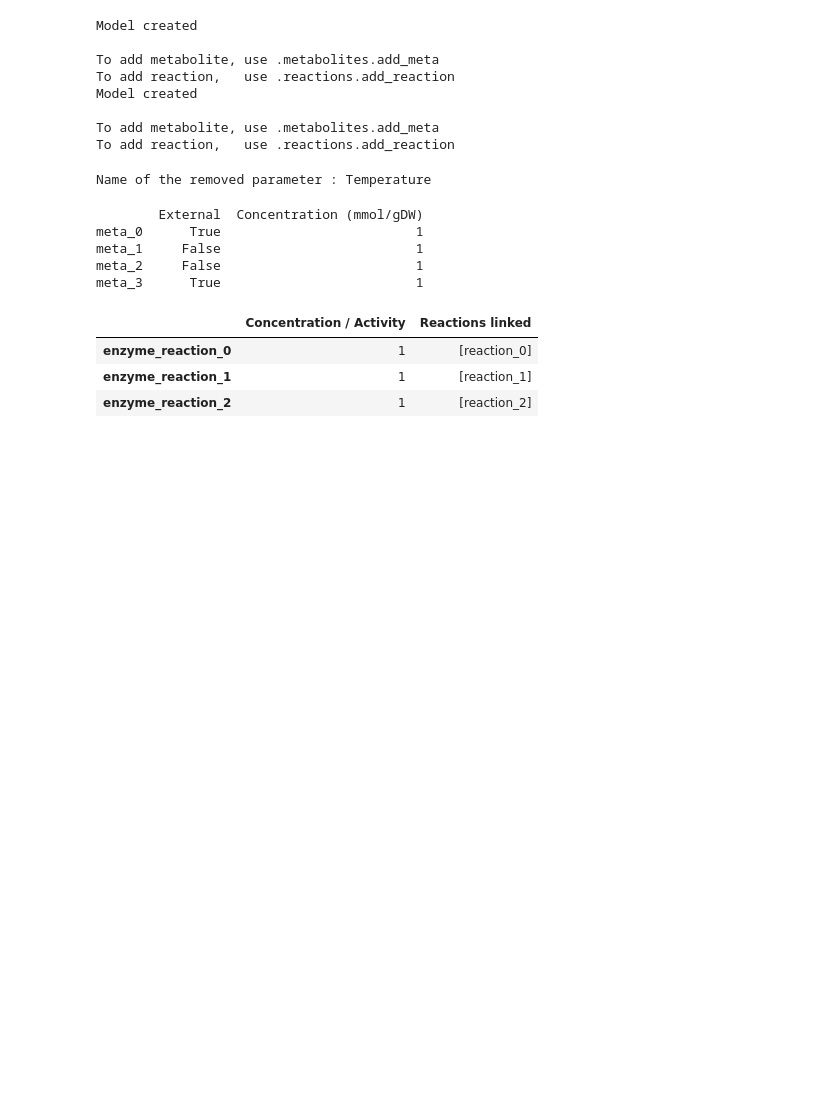
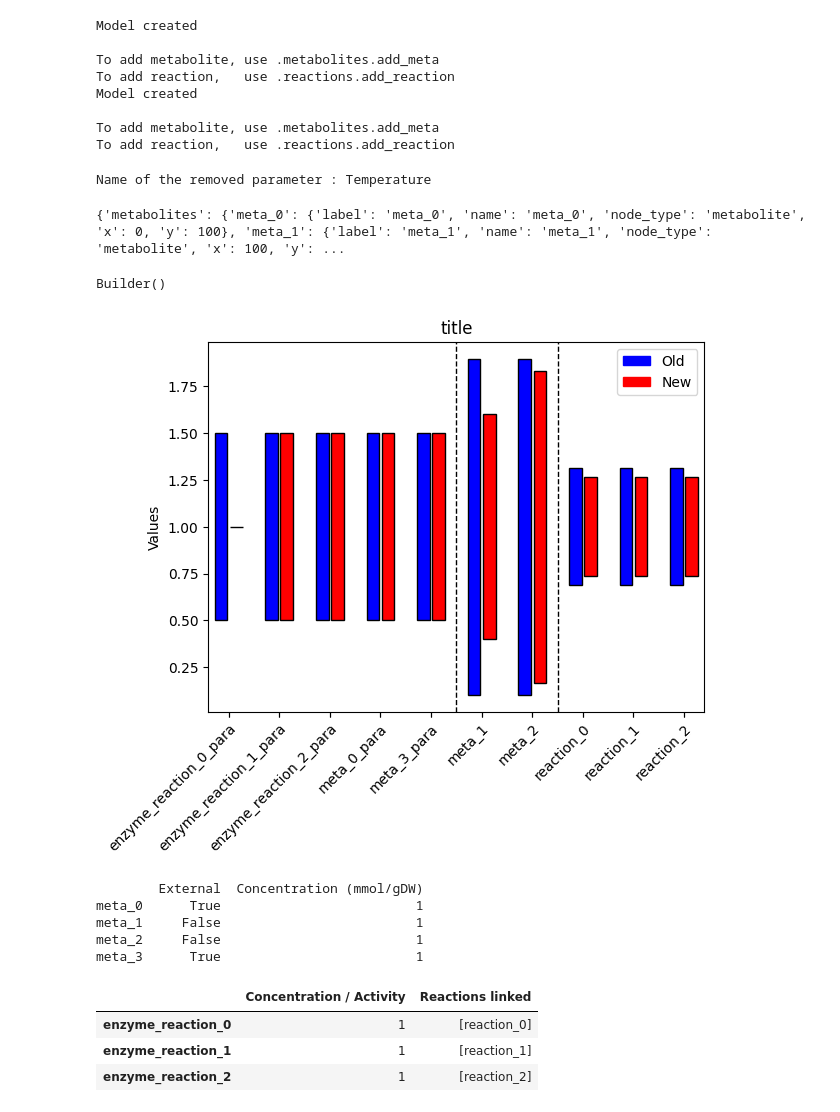
Before and after one commit to tuturax/BadAss, a Jupyter notebook: Notebooks/exemple_linear.ipynb, the cells around one changed output. Saved outputs shown, nothing was run; the diff lists cells and outputs as text; code cells hidden in the pictures; blank space fills up the shorter version.

```diff
--- a/Notebooks/exemple_linear.ipynb
+++ b/Notebooks/exemple_linear.ipynb
@@ -33,0 +40,25 @@ Name of the removed parameter : Temperature
+# %%
+map = {"metabolites":{}, "reactions":{}}
+
+
+for i,meta in enumerate(momo.metabolites.df.index) :
+    map["metabolites"][meta] = {}
+    map["metabolites"][meta]["label"] = meta
+    map["metabolites"][meta]["name"] = meta
+    map["metabolites"][meta]["node_type"] = "metabolite"
+    map["metabolites"][meta]["x"] = i*100
+    map["metabolites"][meta]["y"] = 100
+
+for i,react in enumerate(momo.reactions.df.index) :
+    map["reactions"][react] = {}
+    map["reactions"][react]["name"] = react
+    map["reactions"][react]["bigg_id"] = react
+    map["reactions"][react]["reversibility"] = True
+    map["reactions"][react]["label_x"] = 50 + i*100
+    map["reactions"][react]["label_y"] = 100 - 10
+    map["reactions"][react]["gene_reaction_rule"] = ""
+    map["reactions"][react]["genes"] = []
+    map["reactions"][react]["metabolites"] = [{"bigg_id":momo.metabolites.df.index[i],"coefficient":-1},{"bigg_id":momo.metabolites.df.index[i+1],"coefficient":1}]
+    map["reactions"][react]["segments"] = [[[momo.metabolites.df.index[i], momo.metabolites.df.index[i+1]]]]
+# %% [output]
+{'metabolites': {'meta_0': {'label': 'meta_0', 'name': 'meta_0', 'node_type': 'metabolite', 'x': 0, 'y': 100}, 'meta_1': {'label': 'meta_1', 'name': 'meta_1', 'node_type': 'metabolite', 'x': 100, 'y': ...
@@ -34,3 +71,13 @@ Name of the removed parameter : Temperature
+# %%
+builder = Builder(model_json = "cobra_file.json")
+
+builder
+# %% [output]
+Builder()
+# %%
+momo.graphic_interface()
+# %% [output]
+[figure, added]
 # %%
 momo.metabolites
 # %% [output]
```
Also changed, not shown: parts of 4 cells of this notebook, 9 other files.
